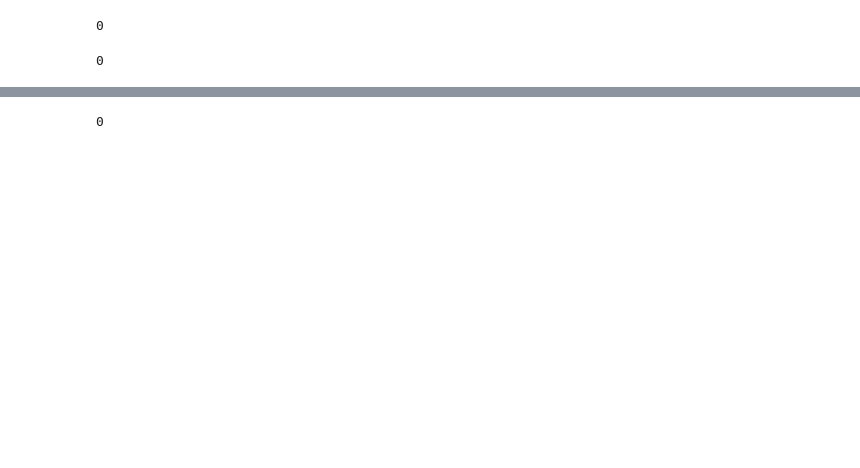
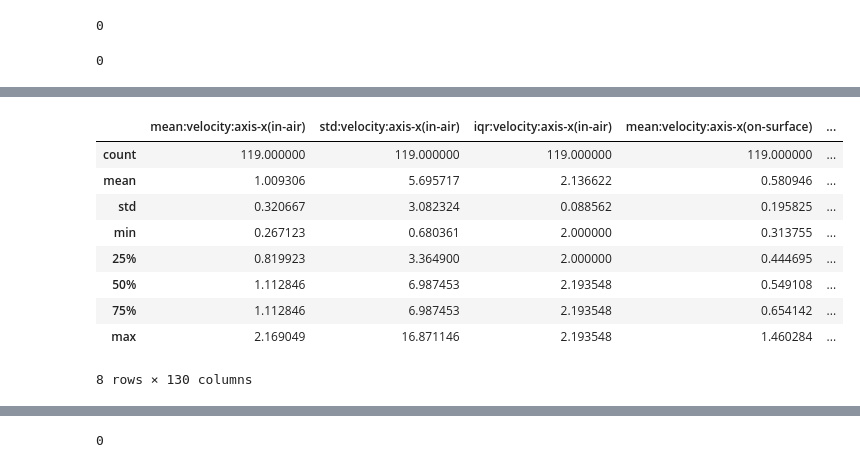
Before and after one commit to fpseverino/progetto-ml-ai, a Jupyter notebook: Main.ipynb, the cells around one changed output, grey strips where cells are left out. Cells and saved outputs as stored; diff of their text form; code cells hidden in the pictures; blank space fills up the shorter version.

```diff
--- a/Main.ipynb
+++ b/Main.ipynb
@@ -76,0 +112,36 @@ df.shape
+# %%
+# Seleziona solo le colonne numeriche (meno Label e Age)
+df_numeric = df[colonne_numeriche]
+
+# Calcola i percentili per ciascuna colonna numerica
+q_low = df_numeric.quantile(0.01)
+q_high = df_numeric.quantile(0.99)
+
+# Calcola la media per ciascuna colonna per ogni label
+mean_per_label = df.groupby('Label')[colonne_numeriche].transform('mean')
+
+# Sostituisci gli outlier con la media della colonna per ogni label
+df_filtered = df_numeric.where((df_numeric > q_low) & (df_numeric < q_high), mean_per_label)
+
+# Ora df_filtered contiene solo i valori non outlier nelle colonne numeriche
+
+# Seleziona le colonne non numeriche (più Label e Age)
+df_non_numerics = df.select_dtypes(exclude=[np.number])
+df_non_numerics = df_non_numerics.join(df["Label"])
+df_non_numerics = df_non_numerics.join(df["Age"])
+
+# Unisci i due DataFrame
+df = df_filtered.join(df_non_numerics)
+# %%
+df.describe()
+# %% [output]
+|  | mean:velocity:axis-x(in-air) | std:velocity:axis-x(in-air) | iqr:velocity:axis-x(in-air) | mean:velocity:axis-x(on-surface) | ... |
+| count | 119.000000 | 119.000000 | 119.000000 | 119.000000 | ... |
+| mean | 1.009306 | 5.695717 | 2.136622 | 0.580946 | ... |
+| std | 0.320667 | 3.082324 | 0.088562 | 0.195825 | ... |
+| min | 0.267123 | 0.680361 | 2.000000 | 0.313755 | ... |
+| 25% | 0.819923 | 3.364900 | 2.000000 | 0.444695 | ... |
+| 50% | 1.112846 | 6.987453 | 2.193548 | 0.549108 | ... |
+| 75% | 1.112846 | 6.987453 | 2.193548 | 0.654142 | ... |
+| max | 2.169049 | 16.871146 | 2.193548 | 1.460284 | ... |
+8 rows × 130 columns
```
Also changed, not shown: parts of 19 cells of this notebook.
